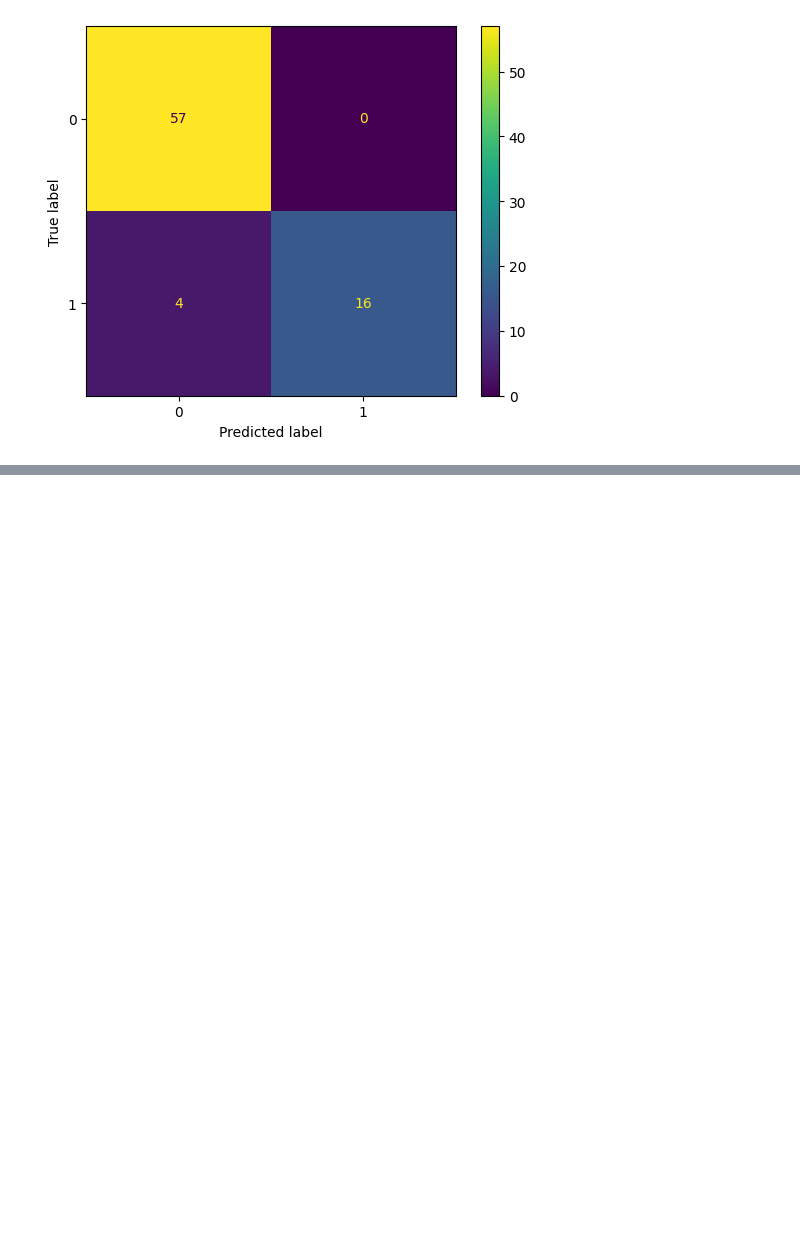
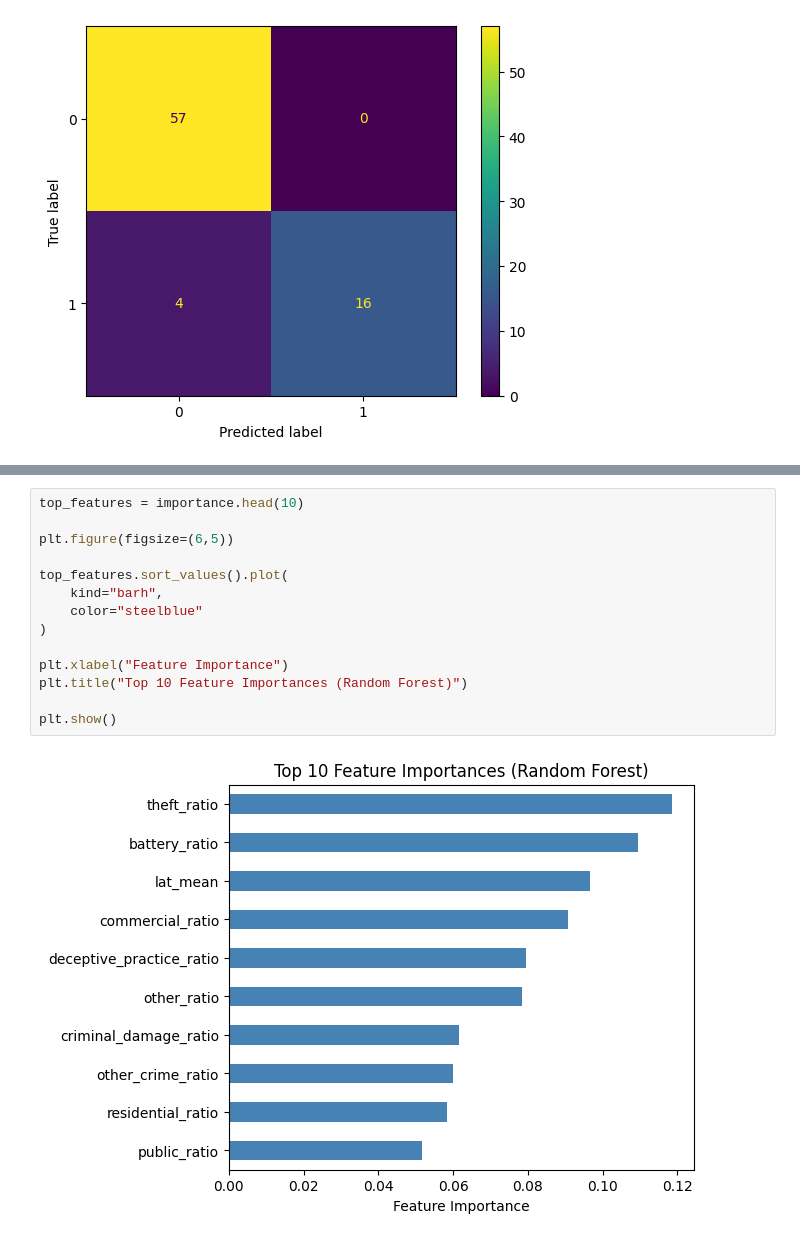
Before and after one commit to LisazhenYANG/IT5006-Group-Project, a Jupyter notebook: notebooks/random_forest.ipynb, the cells around one changed output, grey strips where cells are left out. Cells and saved outputs as stored; diff of their text form; blank space fills up the shorter version.

Commit message:
Update random forest

```diff
--- a/notebooks/random_forest.ipynb
+++ b/notebooks/random_forest.ipynb
@@ -266,0 +250,16 @@ plt.show()
+# %%
+top_features = importance.head(10)
+
+plt.figure(figsize=(6,5))
+
+top_features.sort_values().plot(
+    kind="barh",
+    color="steelblue"
+)
+
+plt.xlabel("Feature Importance")
+plt.title("Top 10 Feature Importances (Random Forest)")
+
+plt.show()
+# %% [output]
+[figure, added]
```
Also changed, not shown: parts of 19 cells of this notebook.
